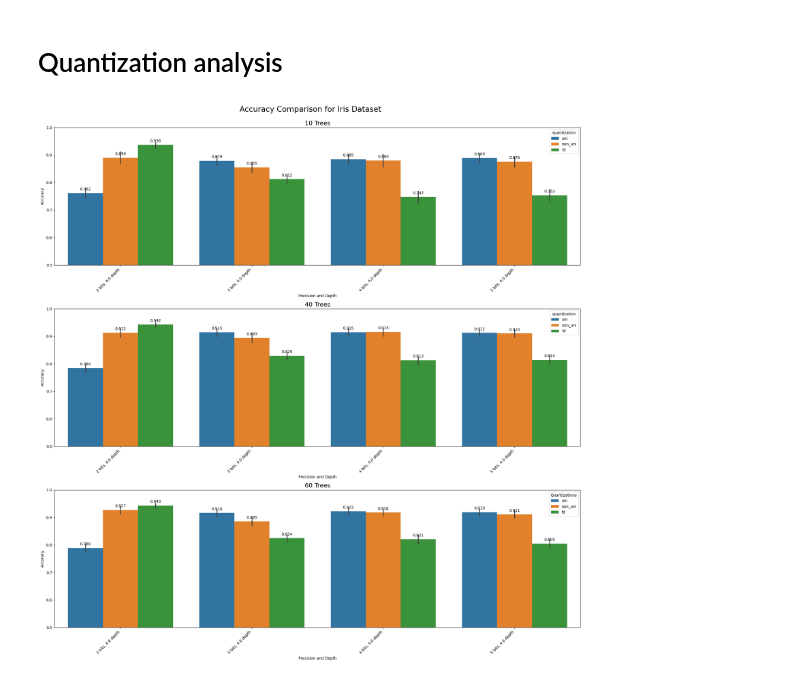
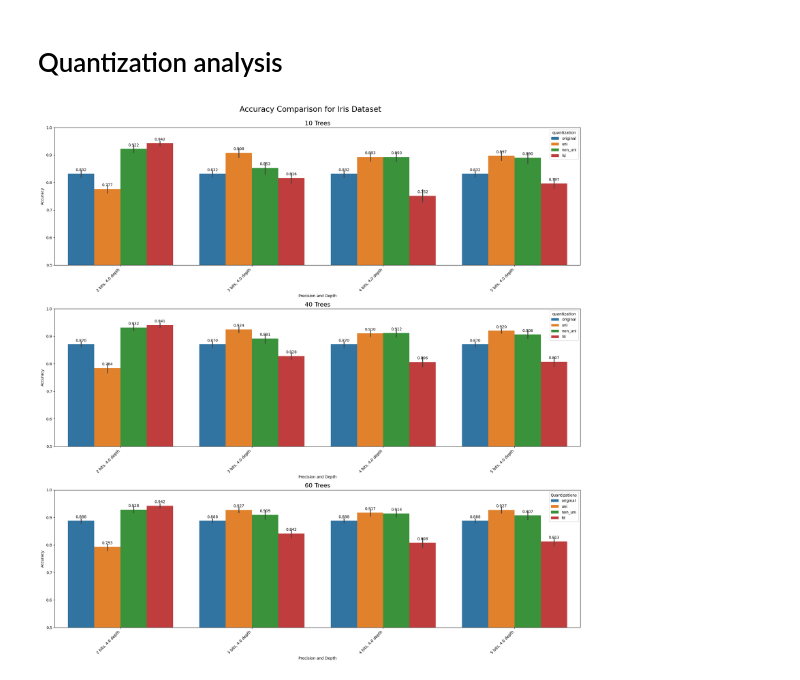
Before and after one commit to sofianeazogagh/oblivious_unlearning, a Jupyter notebook: notebook.ipynb, the cells around one changed output. Saved outputs shown, nothing was run; the diff lists cells and outputs as text; code cells hidden in the pictures.

Commit message:
experiment launcher and notebook for quantization comparison added

```diff
--- a/notebook.ipynb
+++ b/notebook.ipynb
@@ -309,7 +312,7 @@ import seaborn as sns
 dataset_name = "iris"
 precisions = [2, 3, 4, 5]
 num_forests = [10, 40, 60]
-quantizations = ["uni", "non_uni", "fd"]
+quantizations = ["original","uni", "non_uni", "fd"]
 depths = [4]
 
 data = pd.DataFrame(columns=["precision", "num_forests", "quantizations", "depths"])
@@ -318,38 +321,41 @@ for n_bits in precisions:
     for n_forests in num_forests:
         for quantization in quantizations:
             for depth in depths:
-                filename = f"logs/{dataset_name}_{quantization}_{n_bits}bits_{depth}d_{n_forests}m_clear.csv"
+                if quantization == "original":
+                    filename = f"logs/{dataset_name}_{depth}d_{n_forests}m_clear.csv"
+                else:
+                    filename = f"logs/{dataset_name}_{quantization}_{n_bits}bits_{depth}d_{n_forests}m_clear.csv"
                 result = pd.read_csv(filename, header=None, names=["accuracy", "training_time", "inference_time"])
                 result["precision"] = n_bits
                 result["num_forests"] = n_forests
                 result["quantization"] = quantization
                 result["depth"] = depth
                 data = pd.concat([data, result])
 
 data["precision_depth"] = data["precision"].astype(str) + " bits, " + data["depth"].astype(str) + " depth"
 
 fig = plt.figure(figsize=(20, 20))
 # plot for each num_forests
 
 for i, n_forests in enumerate(num_forests):
     ax = fig.add_subplot(3, 1, i+1)
     sns.barplot(x="precision_depth", y="accuracy", hue="quantization", data=data[data["num_forests"] == n_forests], ax=ax)
     ax.set_ylim(0.5, 1)# Rotate x-axis labels for better readability
     # add a subtitle for each plot
     ax.set_title(f"{n_forests} Trees", fontsize=16)
     ax.set_xticklabels(ax.get_xticklabels(), rotation=45, ha="right")
     ax.set_xlabel("Precision and Depth")
     ax.set_ylabel("Accuracy")
     # add the text on top of each bar
     for p in ax.patches:
         ax.annotate(f"{p.get_height():.3f}", (p.get_x() + p.get_width() / 2., p.get_height()), ha="center", va="center", xytext=(0, 10), textcoords='offset points')
 
 plt.tight_layout()
 
 # add a title for the whole plot
 fig.suptitle(f"Accuracy Comparison for {dataset_name.capitalize()} Dataset", fontsize=20, y=1.02)
 plt.legend(title="Quantizations")
 # plt.tight_layout()
 plt.show()
 # %% [output]
-[figure, old version]
+[figure, new version]
```
Also changed, not shown: parts of 2 cells of this notebook, 8 other files.
